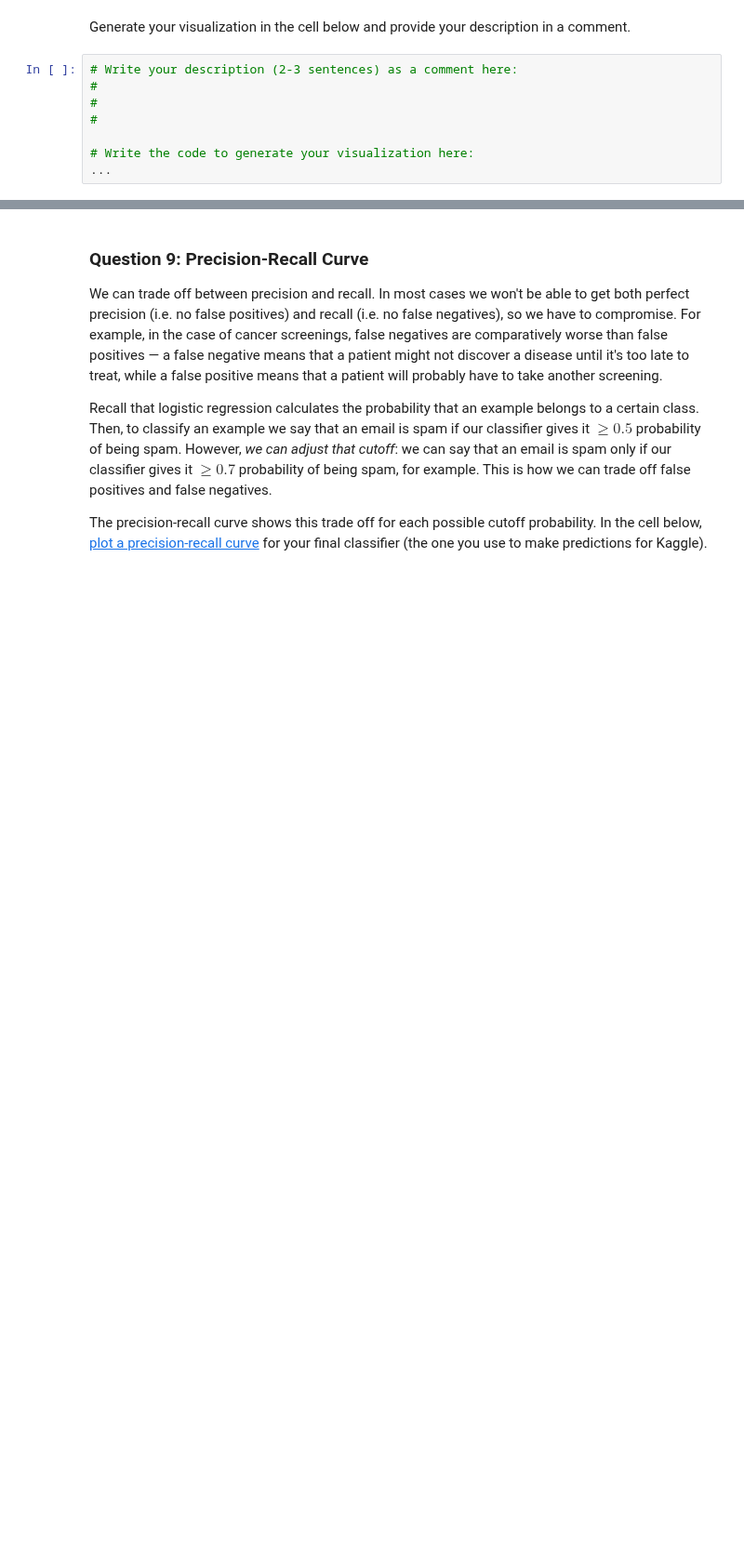
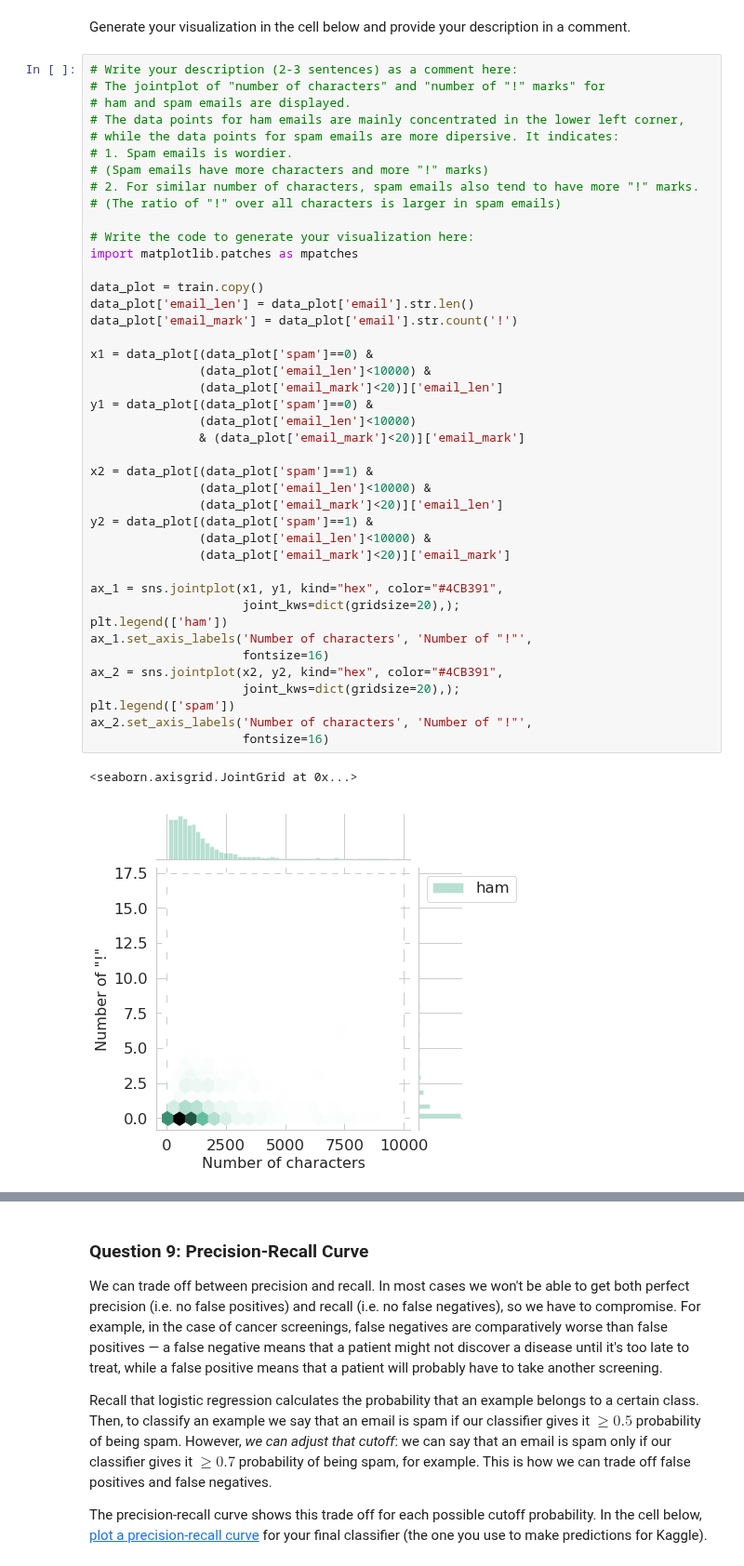
Before and after one commit to zhugeyicixin/DataSci200, a Jupyter notebook: proj/proj2/proj2.ipynb, the cells around one changed output, grey strips where cells are left out. Shown at 93% size. Drawn from its saved outputs; the diff is of its cells as text; blank space fills up the shorter version.

```diff
--- a/proj/proj2/proj2.ipynb
+++ b/proj/proj2/proj2.ipynb
@@ -487,11 +833,48 @@ format: image
 points: 6
 -->
 <!-- EXPORT TO PDF format:image -->
-# %%
-# Write your description (2-3 sentences) as a comment here:
-#
-#
-#
-
-# Write the code to generate your visualization here:
-...
+# %%
+# Write your description (2-3 sentences) as a comment here:
+# The jointplot of "number of characters" and "number of "!" marks" for
+# ham and spam emails are displayed.
+# The data points for ham emails are mainly concentrated in the lower left corner,
+# while the data points for spam emails are more dipersive. It indicates:
+# 1. Spam emails is wordier.
+# (Spam emails have more characters and more "!" marks)
+# 2. For similar number of characters, spam emails also tend to have more "!" marks.
+# (The ratio of "!" over all characters is larger in spam emails)
+
+# Write the code to generate your visualization here:
+import matplotlib.patches as mpatches
+
+data_plot = train.copy()
+data_plot['email_len'] = data_plot['email'].str.len()
+data_plot['email_mark'] = data_plot['email'].str.count('!')
+
+x1 = data_plot[(data_plot['spam']==0) &
+               (data_plot['email_len']<10000) &
+               (data_plot['email_mark']<20)]['email_len']
+y1 = data_plot[(data_plot['spam']==0) &
+               (data_plot['email_len']<10000)
+               & (data_plot['email_mark']<20)]['email_mark']
+
+x2 = data_plot[(data_plot['spam']==1) &
+               (data_plot['email_len']<10000) &
+               (data_plot['email_mark']<20)]['email_len']
+y2 = data_plot[(data_plot['spam']==1) &
+               (data_plot['email_len']<10000) &
+               (data_plot['email_mark']<20)]['email_mark']
+
+ax_1 = sns.jointplot(x1, y1, kind="hex", color="#4CB391",
+                     joint_kws=dict(gridsize=20),);
+plt.legend(['ham'])
+ax_1.set_axis_labels('Number of characters', 'Number of "!"',
+                     fontsize=16)
+ax_2 = sns.jointplot(x2, y2, kind="hex", color="#4CB391",
+                     joint_kws=dict(gridsize=20),);
+plt.legend(['spam'])
+ax_2.set_axis_labels('Number of characters', 'Number of "!"',
+                     fontsize=16)
+# %% [output]
+<seaborn.axisgrid.JointGrid at 0x...>
+[figure, added]
```
Also changed, not shown: parts of 48 cells of this notebook.
